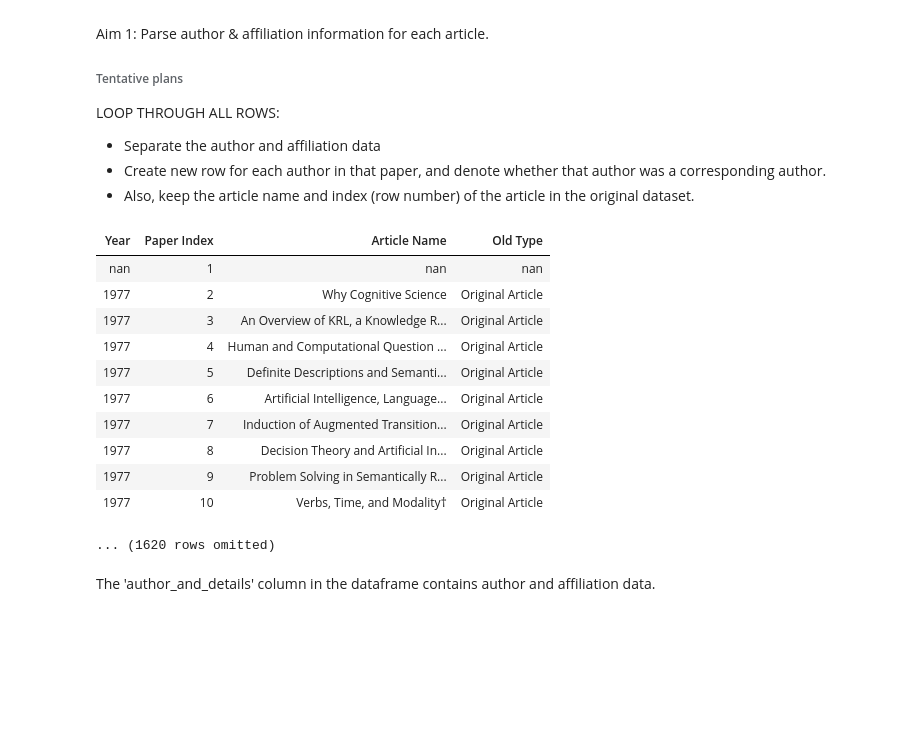
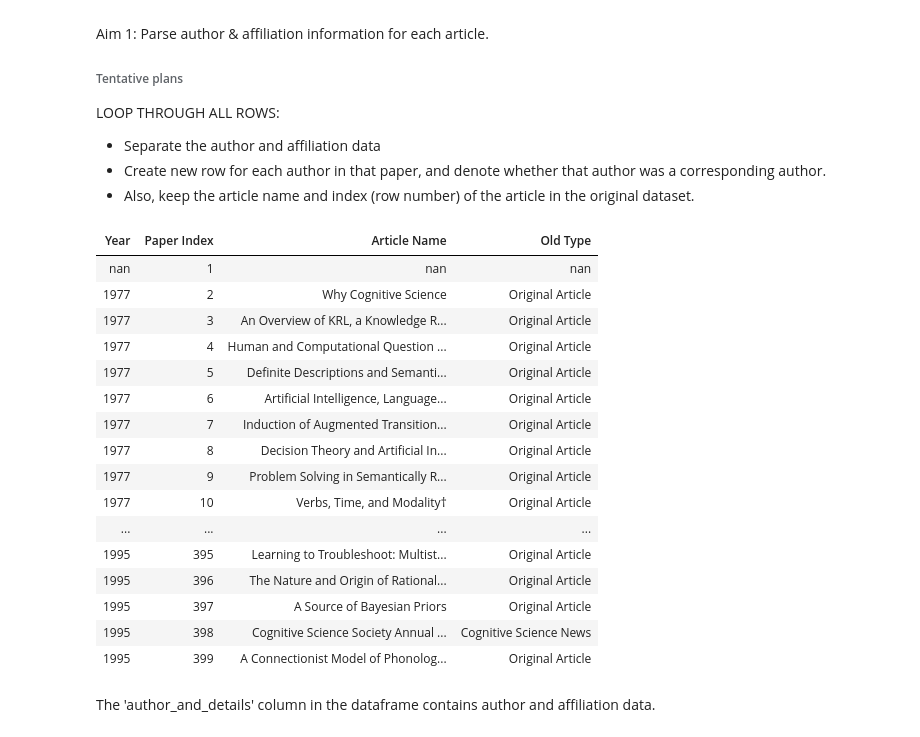
Before and after one commit to rdgao/WH2CogSci, a Jupyter notebook: parsing/parsing_JCogSci.ipynb, the cells around one changed output. Drawn from its saved outputs; the diff is of its cells as text; code cells hidden in the pictures; blank space fills up the shorter version.

```diff
--- a/parsing/parsing_JCogSci.ipynb
+++ b/parsing/parsing_JCogSci.ipynb
@@ -21,25 +22,30 @@ import numpy as np
 # %%
 # Load data CSV -> datascience Table
 
 data_file = '../data/171022_cogsci_journal_unprocessed.csv'
 df_pd = pd.read_csv(data_file)
 
 df = Table.read_table(data_file)
 index_paperName = Table().with_columns(["Year",df.column(2),"Paper Index", df.column(0), "Article Name", df.column(1), "Old Type", df.column(9)])
-index_paperName
+index_paperName.show()
 # %% [output]
 | Year | Paper Index | Article Name | Old Type |
 | nan | 1 | nan | nan |
 | 1977 | 2 | Why Cognitive Science | Original Article |
 | 1977 | 3 | An Overview of KRL, a Knowledge R... | Original Article |
 | 1977 | 4 | Human and Computational Question ... | Original Article |
 | 1977 | 5 | Definite Descriptions and Semanti... | Original Article |
 | 1977 | 6 | Artificial Intelligence, Language... | Original Article |
 | 1977 | 7 | Induction of Augmented Transition... | Original Article |
 | 1977 | 8 | Decision Theory and Artificial In... | Original Article |
 | 1977 | 9 | Problem Solving in Semantically R... | Original Article |
 | 1977 | 10 | Verbs, Time, and Modality† | Original Article |
+| ... | ... | ... | ... |
+| 1995 | 395 | Learning to Troubleshoot: Multist... | Original Article |
+| 1995 | 396 | The Nature and Origin of Rational... | Original Article |
+| 1995 | 397 | A Source of Bayesian Priors | Original Article |
+| 1995 | 398 | Cognitive Science Society Annual ... | Cognitive Science News |
+| 1995 | 399 | A Connectionist Model of Phonolog... | Original Article |
-... (1620 rows omitted)
 # %%
 #Checking article types
 #pd.set_option('display.max_rows', 100)
```
Also changed, not shown: parts of 17 cells of this notebook.
